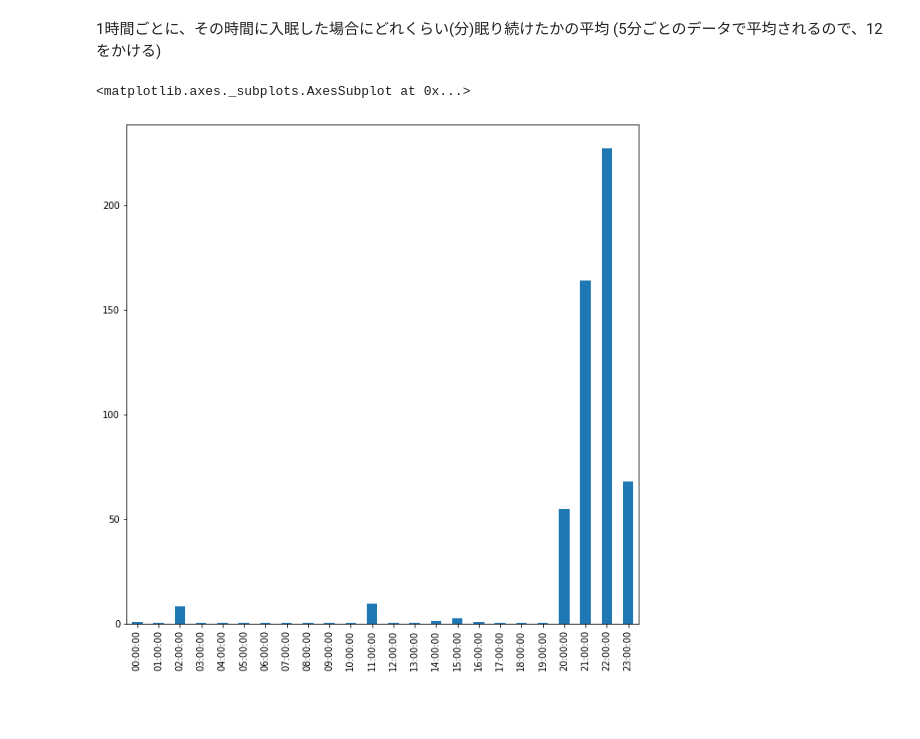
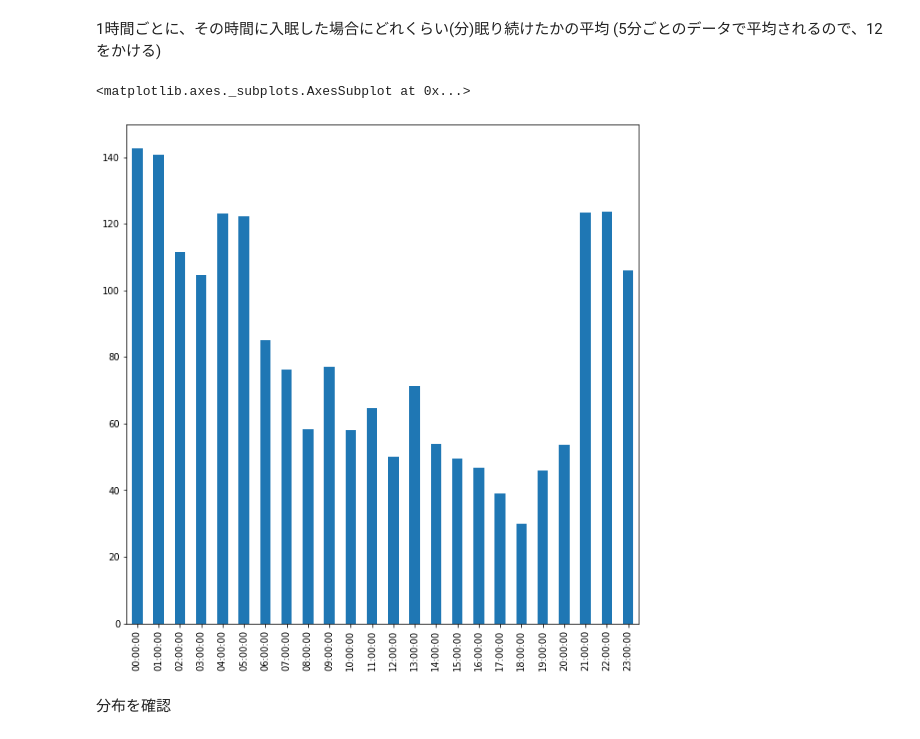
Before and after one commit to miyaryj/babycycle-analytics, a Jupyter notebook: visualize.ipynb, the cells around one changed output. Cells and saved outputs as stored; diff of their text form; code cells hidden in the pictures; blank space fills up the shorter version.

Commit message:
Find last event by sleep onset

```diff
--- a/visualize.ipynb
+++ b/visualize.ipynb
@@ -71,12 +75,15 @@ df.groupby('datetime').sum()
 # %% [markdown]
 睡眠時間 (分) をsleep列にセット
 # %%
+import numpy as np
+
 sleep_series = pd.Series()
 sleep_in_time = 0
+df['sleep_time'] = np.nan
 
 for index, row in df.iterrows():
     if row['sleep'] == 1:
         sleep_in_time = index
     if row['sleep'] == 0 and sleep_in_time is not 0:
         delta = index - sleep_in_time
-        df.loc[sleep_in_time]['sleep'] = delta.total_seconds() / 60
+        df.loc[sleep_in_time, 'sleep_time'] = delta.total_seconds() / 60
@@ -94,12 +91,15 @@ See the caveats in the documentation: https://pandas.pydata.org/pandas-docs/stab
 5分間隔のデータに整理
 # %%
 df_5min = df.groupby(pd.Grouper(freq='5min')).sum()
+df_5min['sleep_time'] = df['sleep_time'].groupby(pd.Grouper(freq='5min')).mean()  # 同じ値が同じ時刻のデータすべてに入ってしまっている
 # %% [markdown]
 1時間ごとに、その時間に入眠した場合にどれくらい(分)眠り続けたかの平均
 (5分ごとのデータで平均されるので、12をかける)
 # %%
-by_hour = df_5min.groupby(lambda x: datetime.time(hour=x.hour)).mean() * 12
-by_hour['sleep'].plot.bar(figsize=(10,10))
+by_hour = df_5min.groupby(lambda x: datetime.time(hour=x.hour)).mean()
+by_hour['sleep_time'].plot.bar(figsize=(10,10))
 # %% [output]
 <matplotlib.axes._subplots.AxesSubplot at 0x...>
-[figure, old version]
+[figure, new version]
+# %% [markdown]
+分布を確認
```
Also changed, not shown: parts of 10 cells of this notebook.
